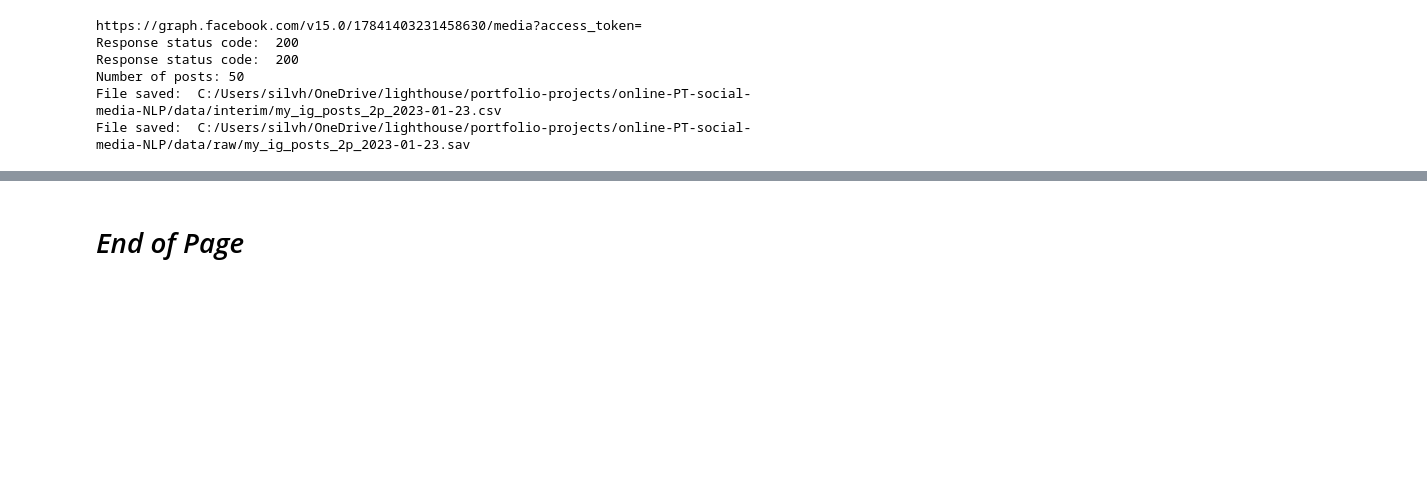
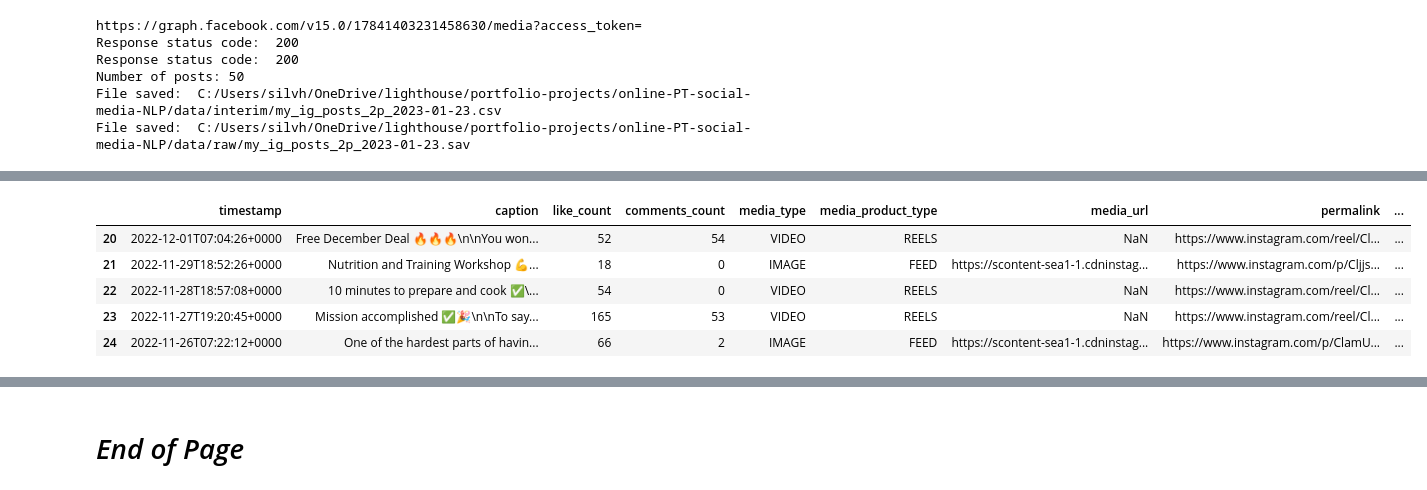
Before and after one commit to silvhua/online-PT-business-KPI, a Jupyter notebook: notebooks/2023-01-22 Instagram API.ipynb, the cells around one changed output, grey strips where cells are left out. Saved outputs shown, nothing was run; the diff lists cells and outputs as text; code cells hidden in the pictures; blank space fills up the shorter version.

```diff
--- a/notebooks/2023-01-22 Instagram API.ipynb
+++ b/notebooks/2023-01-22 Instagram API.ipynb
@@ -62,0 +161,9 @@ File saved:  C:/Users/silvh/OneDrive/lighthouse/portfolio-projects/online-PT-soc
+# %%
+df_test_am.tail()
+# %% [output]
+|  | timestamp | caption | like_count | comments_count | media_type | media_product_type | media_url | permalink | ... |
+| 20 | 2022-12-01T07:04:26+0000 | Free December Deal 🔥🔥🔥\n\nYou won... | 52 | 54 | VIDEO | REELS | NaN | https://www.instagram.com/reel/Cl... | ... |
+| 21 | 2022-11-29T18:52:26+0000 | Nutrition and Training Workshop 💪... | 18 | 0 | IMAGE | FEED | https://scontent-sea1-1.cdninstag... | https://www.instagram.com/p/Cljjs... | ... |
+| 22 | 2022-11-28T18:57:08+0000 | 10 minutes to prepare and cook ✅\... | 54 | 0 | VIDEO | REELS | NaN | https://www.instagram.com/reel/Cl... | ... |
+| 23 | 2022-11-27T19:20:45+0000 | Mission accomplished ✅🎉\n\nTo say... | 165 | 53 | VIDEO | REELS | NaN | https://www.instagram.com/reel/Cl... | ... |
+| 24 | 2022-11-26T07:22:12+0000 | One of the hardest parts of havin... | 66 | 2 | IMAGE | FEED | https://scontent-sea1-1.cdninstag... | https://www.instagram.com/p/ClamU... | ... |
```
Also changed, not shown: parts of 12 cells of this notebook.
